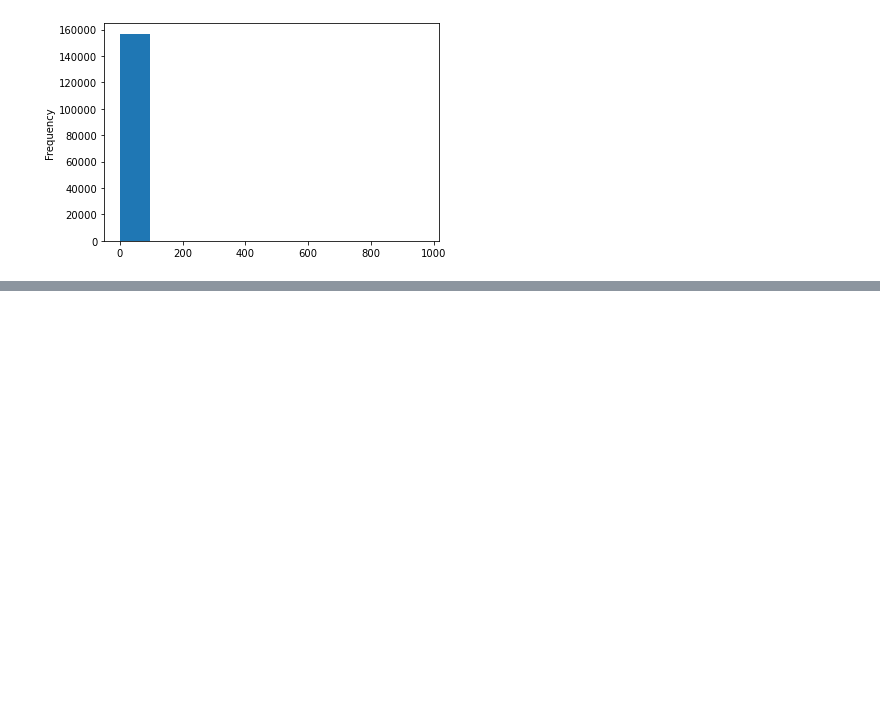
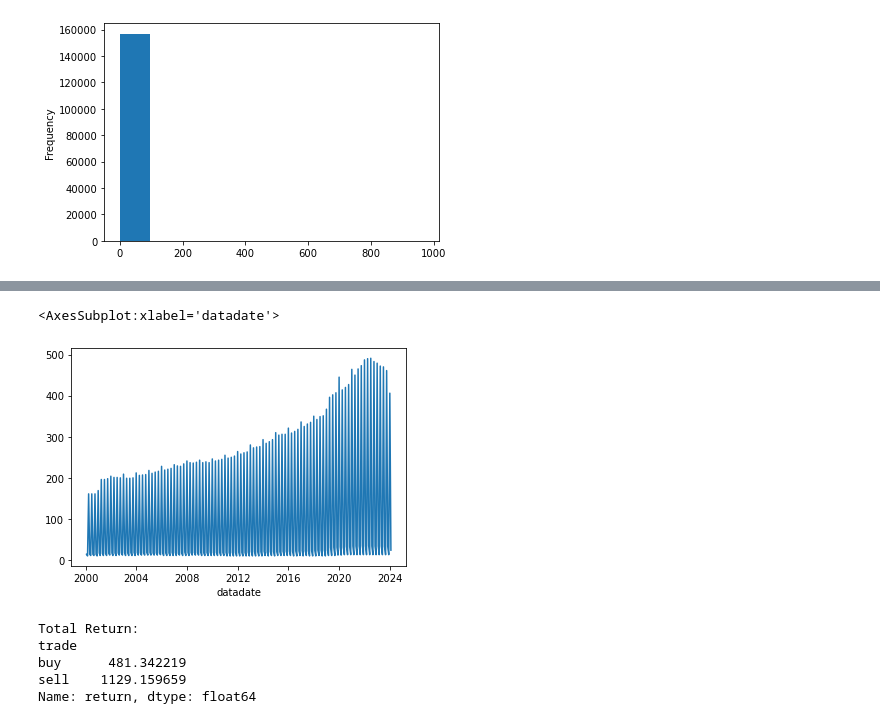
Before and after one commit to ili23/cds-sp24-millennium, a Jupyter notebook: notebooks/debt_to_equity.ipynb, the cells around one changed output, grey strips where cells are left out. Drawn from its saved outputs; the diff is of its cells as text; code cells hidden in the pictures; blank space fills up the shorter version.

```diff
--- a/notebooks/debt_to_equity.ipynb
+++ b/notebooks/debt_to_equity.ipynb
@@ -88,0 +121,5 @@ print(unequal_rows)
+# %%
+df_sell_trades.groupby('datadate')['cusip'].size().plot(kind='line')
+# %% [output]
+<AxesSubplot:xlabel='datadate'>
+[figure, added]
@@ -88,0 +134,37 @@ print(unequal_rows)
+# %%
+window = 90
+# Merge buy and sell trades dataframes with returns dataframe
+merged_buy = pd.merge(df_buy_trades, returns_df, left_on=['datadate', 'tic'], right_on=['date', 'ticker'], how='left')
+merged_sell = pd.merge(df_sell_trades, returns_df, left_on=['datadate', 'tic'], right_on=['date', 'ticker'], how='left')
+# merged_buy.head()
+
+# Shift prices for the next day for buy trades
+merged_buy['prc_next_day'] = merged_buy.groupby('tic')['prc'].shift(-1)
+
+# Shift prices for the next day for sell trades
+merged_sell['prc_next_day'] = merged_sell.groupby('tic')['prc'].shift(-1)
+
+# Calculate returns for buy trades
+merged_buy['return'] = (merged_buy['prc_next_day'] - merged_buy['prc']) / merged_buy['prc']
+
+# Calculate returns for sell trades
+merged_sell['return'] = (merged_sell['prc_next_day'] - merged_sell['prc']) / merged_sell['prc']
+
+merged_buy = merged_buy.dropna(subset=['return'])
+merged_sell = merged_sell.dropna(subset=['return'])
+
+# Concatenate buy and sell trades
+all_trades = pd.concat([merged_buy, merged_sell])
+
+
+# Analyze returns
+total_return = all_trades.groupby('trade')['return'].sum()
+
+print("\nTotal Return:")
+print(total_return)
+# %% [output]
+Total Return:
+trade
+buy      481.342219
+sell    1129.159659
+Name: return, dtype: float64
```
Also changed, not shown: parts of 10 cells of this notebook.
